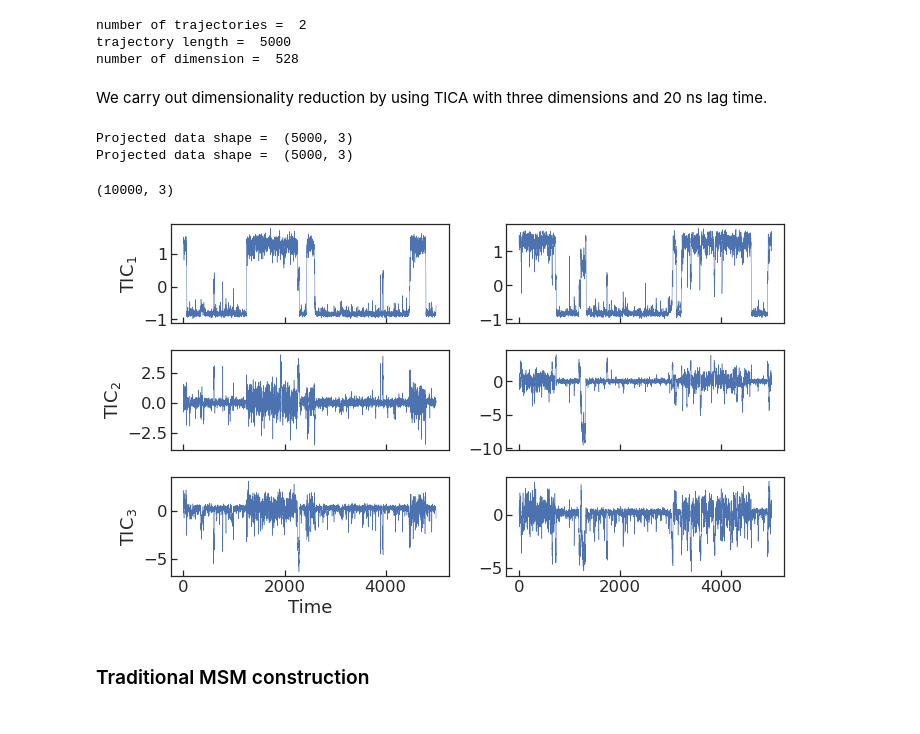
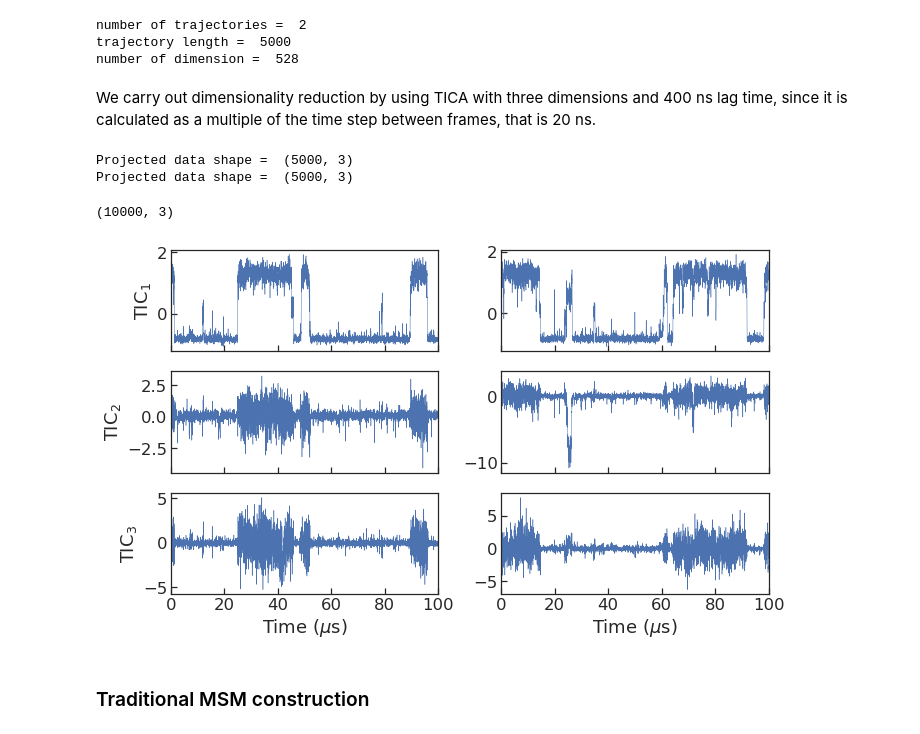
Before and after one commit to BioKT/hdbMSM, a Jupyter notebook: notebooks/fip35_ww.ipynb, the cells around one changed output. Drawn from its saved outputs; the diff is of its cells as text; code cells hidden in the pictures.

```diff
--- a/notebooks/fip35_ww.ipynb
+++ b/notebooks/fip35_ww.ipynb
@@ -54,9 +54,9 @@ number of trajectories =  2
 trajectory length =  5000
 number of dimension =  528
 # %% [markdown]
-We carry out dimensionality reduction by using TICA with three dimensions and 20 ns lag time.
+We carry out dimensionality reduction by using TICA with three dimensions and 400 ns lag time, since it is calculated as a multiple of the time step between frames, that is 20 ns.
 # %%
-lag=2
+lag=20
 tica_obj = coor.tica(inp, lag=lag, dim=3, kinetic_map=False)
 # %%
 Y0 = tica_obj.get_output()[0]
@@ -72,19 +72,25 @@ Projected data shape =  (5000, 3)
 Projected data shape =  (5000, 3)
 (10000, 3)
 # %%
+# Note the time step is 20 ns, and each trajectory is 5000 ns long
+xaxis = np.arange(0,5e3,1)
+xaxis = xaxis*0.02
 fig, ax = plt.subplots(3,2, figsize=(10,6), sharex=True)
 for i in range(3):
-    ax[i][0].plot(traj.time, Y0[:,i], lw=0.5)
+    ax[i][0].plot(xaxis, Y0[:,i], lw=0.5)
     ax[i][0].set_ylabel('TIC$_%g$'%(i+1))
 ax[-1][0].set_xlabel('Time')
 
 for i in range(3):
-    ax[i][1].plot(traj.time, Y1[:,i], lw=0.5)
+    ax[i][1].plot(xaxis, Y1[:,i], lw=0.5)
     #ax[i][1].set_ylabel('TIC$_%g$'%(i+1))
-ax[-1][0].set_xlabel('Time')
+ax[-1][1].set_xlabel('Time ($\mu$s)')
+ax[-1][0].set_xlabel('Time ($\mu$s)')
+ax[-1][0].set_xlim(0,1e2)
 plt.tight_layout()
+plt.savefig('../figures/fip35_ww/tica.png', dpi=300, transparent=True)
 # %% [output]
-[figure, old version]
+[figure, new version]
 # %% [markdown]
 ### Traditional MSM construction
 # %% [markdown]
```
Also changed, not shown: parts of 21 cells of this notebook.
